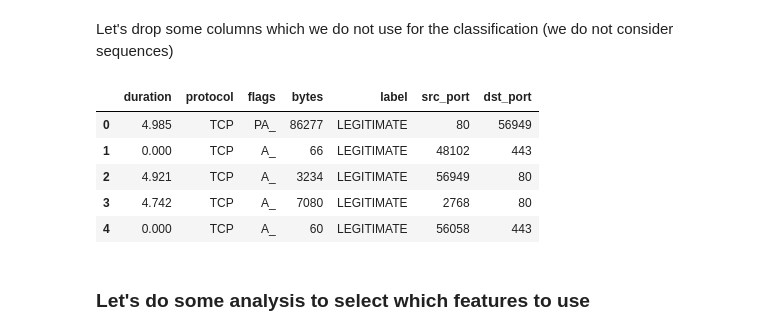
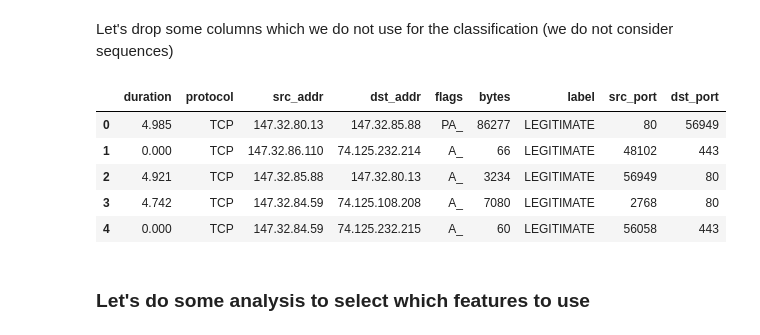
Before and after one commit to benhe119/Cyber-data-analytics_TUDelft, a Jupyter notebook: lab3/notebooks/Flow_classification_task.ipynb, the cells around one changed output. Saved outputs shown, nothing was run; the diff lists cells and outputs as text; code cells hidden in the pictures.

Commit message:
finishe the flow classification

```diff
--- a/lab3/notebooks/Flow_classification_task.ipynb
+++ b/lab3/notebooks/Flow_classification_task.ipynb
@@ -62,12 +65,12 @@ dtype: object
 # %% [markdown]
 Let's drop some columns which we do not use for the classification (we do not consider sequences)
 # %%
-new_df = data_df.drop(columns=['start_date', 'src_addr', 'dst_addr', 'tos', 'packets', 'flows'])
+new_df = data_df.drop(columns=['start_date', 'tos', 'packets', 'flows'])
 new_df.head()
 # %% [output]
-|  | duration | protocol | flags | bytes | label | src_port | dst_port |
-| 0 | 4.985 | TCP | PA_ | 86277 | LEGITIMATE | 80 | 56949 |
-| 1 | 0.000 | TCP | A_ | 66 | LEGITIMATE | 48102 | 443 |
-| 2 | 4.921 | TCP | A_ | 3234 | LEGITIMATE | 56949 | 80 |
-| 3 | 4.742 | TCP | A_ | 7080 | LEGITIMATE | 2768 | 80 |
-| 4 | 0.000 | TCP | A_ | 60 | LEGITIMATE | 56058 | 443 |
+|  | duration | protocol | src_addr | dst_addr | flags | bytes | label | src_port | dst_port |
+| 0 | 4.985 | TCP | 147.32.80.13 | 147.32.85.88 | PA_ | 86277 | LEGITIMATE | 80 | 56949 |
+| 1 | 0.000 | TCP | 147.32.86.110 | 74.125.232.214 | A_ | 66 | LEGITIMATE | 48102 | 443 |
+| 2 | 4.921 | TCP | 147.32.85.88 | 147.32.80.13 | A_ | 3234 | LEGITIMATE | 56949 | 80 |
+| 3 | 4.742 | TCP | 147.32.84.59 | 74.125.108.208 | A_ | 7080 | LEGITIMATE | 2768 | 80 |
+| 4 | 0.000 | TCP | 147.32.84.59 | 74.125.232.215 | A_ | 60 | LEGITIMATE | 56058 | 443 |
```
Also changed, not shown: parts of 33 cells of this notebook, 2 other files.
